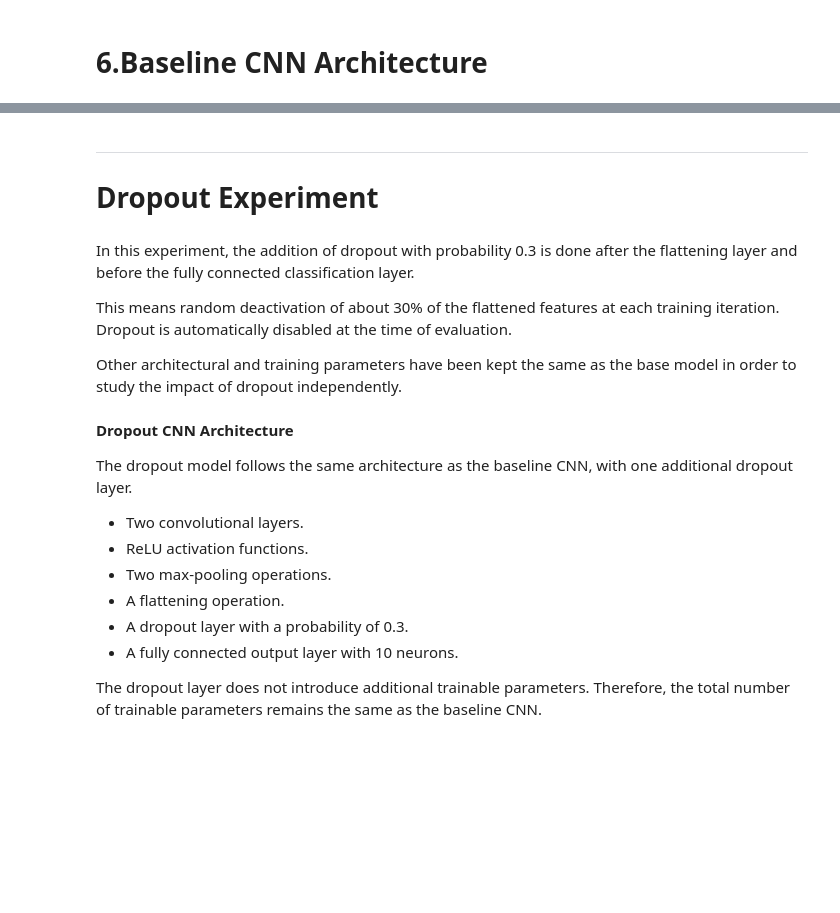
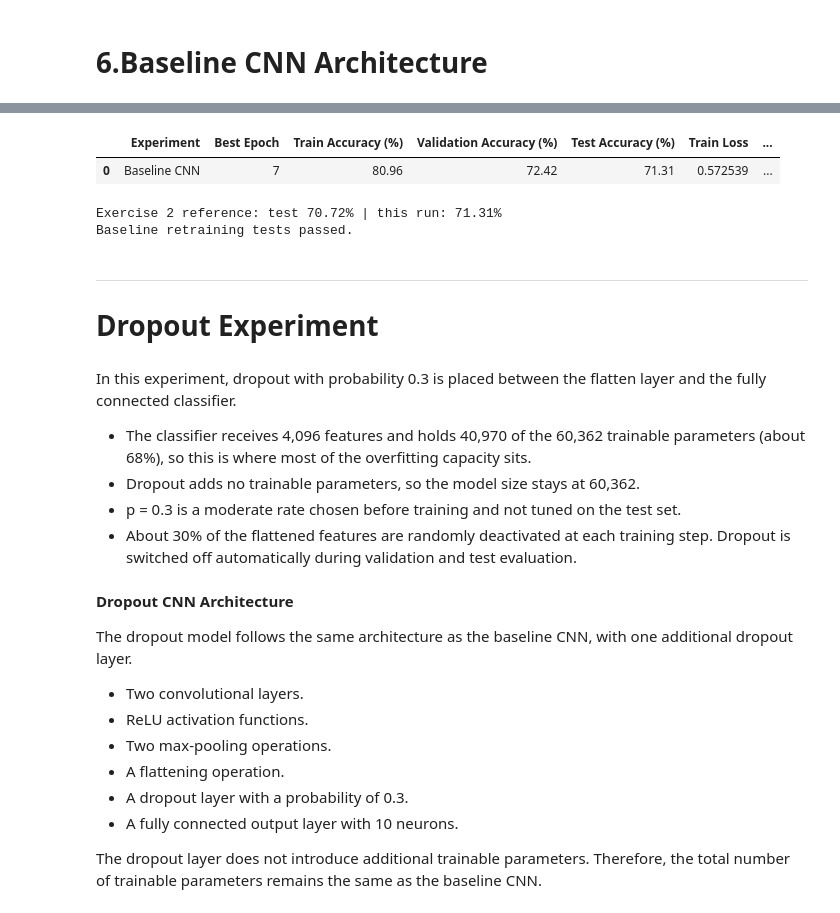
Before and after one commit to DewmithR/AI-ML---Assessment_1, a Jupyter notebook: 03_Exercise_3_Regularisation.ipynb, the cells around one changed output, grey strips where cells are left out. Cells and saved outputs as stored; diff of their text form; code cells hidden in the pictures; blank space fills up the shorter version.

```diff
--- a/03_Exercise_3_Regularisation.ipynb
+++ b/03_Exercise_3_Regularisation.ipynb
@@ -314,0 +503,27 @@ display(baseline_df)
+# %%
+set_seed(SEED)
+baseline_model = BaselineCNN().to(device)
+
+baseline_model, baseline_history, baseline_best_epoch, baseline_training_time = train_model(
+    model=baseline_model,
+    train_loader=make_train_loader(),
+    train_eval_loader=train_eval_loader,
+    validation_loader=validation_loader,
+    epochs=EPOCHS,
+)
+
+baseline_results = collect_results(
+    "Baseline CNN", baseline_model, baseline_best_epoch, baseline_training_time
+)
+torch.save(baseline_model.state_dict(), "cnn_baseline_best_validation_ex3.pth")
+display(pd.DataFrame([baseline_results]))
+
+assert baseline_results["Parameters"] == 60362
+assert len(baseline_history["train_loss"]) == EPOCHS
+assert baseline_best_epoch == int(np.argmax(baseline_history["validation_accuracy"])) + 1
+assert abs(baseline_results["Validation Accuracy (%)"]
+           - baseline_history["validation_accuracy"][baseline_best_epoch - 1]) < 0.05
+
+print(f"Exercise 2 reference: test 70.72% | this run: {baseline_results['Test Accuracy (%)']:.2f}%")
+print("Baseline retraining tests passed.")
+# %% [output]
@@ -315 +547,5 @@ display(baseline_df)
+|  | Experiment | Best Epoch | Train Accuracy (%) | Validation Accuracy (%) | Test Accuracy (%) | Train Loss | ... |
+| 0 | Baseline CNN | 7 | 80.96 | 72.42 | 71.31 | 0.572539 | ... |
+Exercise 2 reference: test 70.72% | this run: 71.31%
+Baseline retraining tests passed.
 # %% [markdown]
@@ -318,12 +552,13 @@ display(baseline_df)
 ---
 
 # Dropout Experiment
-# %% [markdown]
-In this experiment, the addition of dropout with probability 0.3 is done after the flattening layer and before the fully connected classification layer.
-
-This means random deactivation of about 30% of the flattened features at each training iteration. Dropout is automatically disabled at the time of evaluation.
-
-Other architectural and training parameters have been kept the same as the base model in order to study the impact of dropout independently.
+# %% [markdown]
+In this experiment, dropout with probability 0.3 is placed between the flatten layer and the fully connected classifier.
+
+- The classifier receives 4,096 features and holds 40,970 of the 60,362 trainable parameters (about 68%), so this is where most of the overfitting capacity sits.
+- Dropout adds no trainable parameters, so the model size stays at 60,362.
+- p = 0.3 is a moderate rate chosen before training and not tuned on the test set.
+- About 30% of the flattened features are randomly deactivated at each training step. Dropout is switched off automatically during validation and test evaluation.
 # %% [markdown]
 **Dropout CNN Architecture**
 
```
Also changed, not shown: parts of 43 cells of this notebook.
